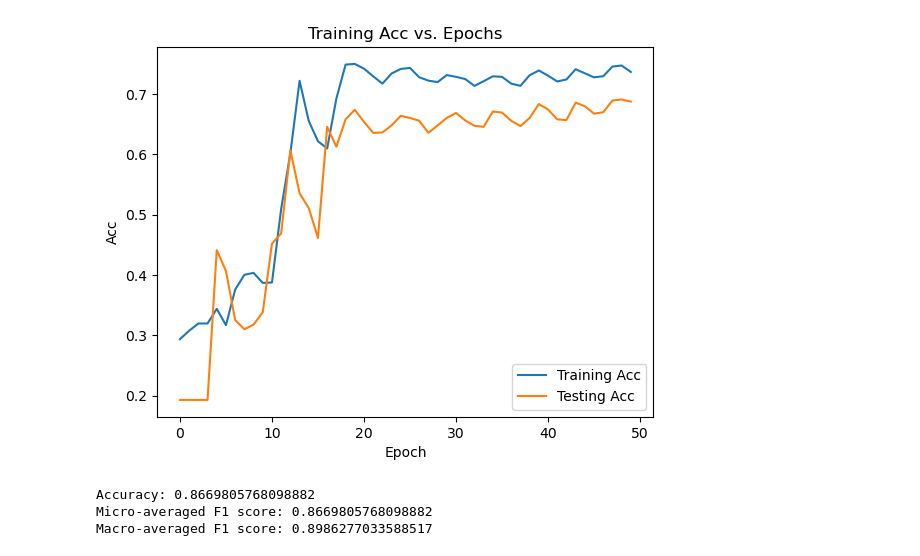
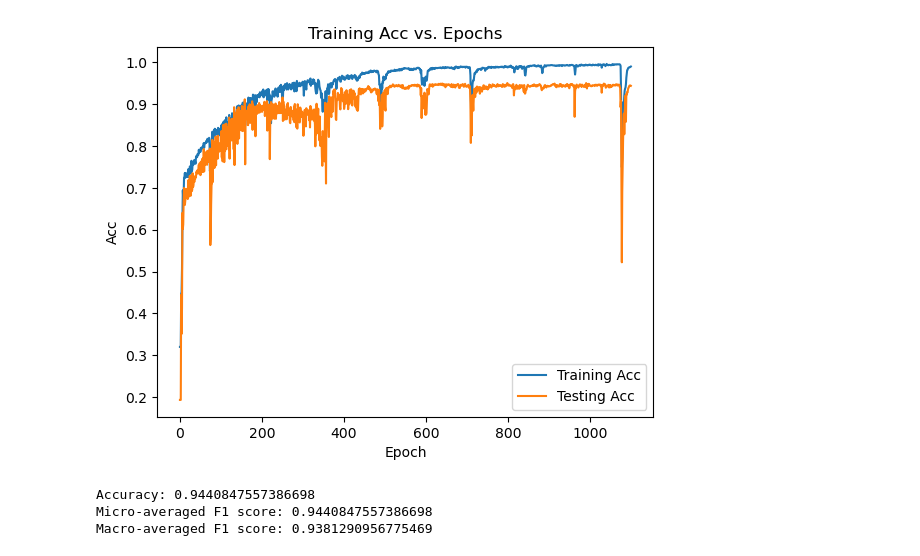
Before and after one commit to BaileyDalton007/CSDS340_Case_Study_2, a Jupyter notebook: first_cnn.ipynb, the cells around one changed output. Cells and saved outputs as stored; diff of their text form; code cells hidden in the pictures.

```diff
--- a/first_cnn.ipynb
+++ b/first_cnn.ipynb
@@ -91,7 +100,7 @@ def compute_accuracy(outputs, targets):
 LEARNING_RATE = 0.001
 NUM_CLASSES = 4
 BATCH_SIZE = 256
-EPOCHS = 500
+EPOCHS = 1100
 
 # move model to gpu
 device = torch.device("cuda" if torch.cuda.is_available() else "cpu")
@@ -181,4 +190,4 @@ Epoch [50/50], Train Accuracy: 0.7366, Test Accuracy: 0.6875
-[figure, old version]
+[figure, new version]
 # %%
 model.eval()  # Set model to evaluation mode
 with torch.no_grad():
@@ -200,6 +209,6 @@ print(f'Accuracy: {accuracy}')
 print(f'Micro-averaged F1 score: {micro_f1}')
 print(f'Macro-averaged F1 score: {macro_f1}')
 # %% [output]
-Accuracy: 0.8669805768098882
-Micro-averaged F1 score: 0.8669805768098882
-Macro-averaged F1 score: 0.8986277033588517
+Accuracy: 0.9440847557386698
+Micro-averaged F1 score: 0.9440847557386698
+Macro-averaged F1 score: 0.9381290956775469
```
Also changed, not shown: parts of 4 cells of this notebook, 1 other file.
